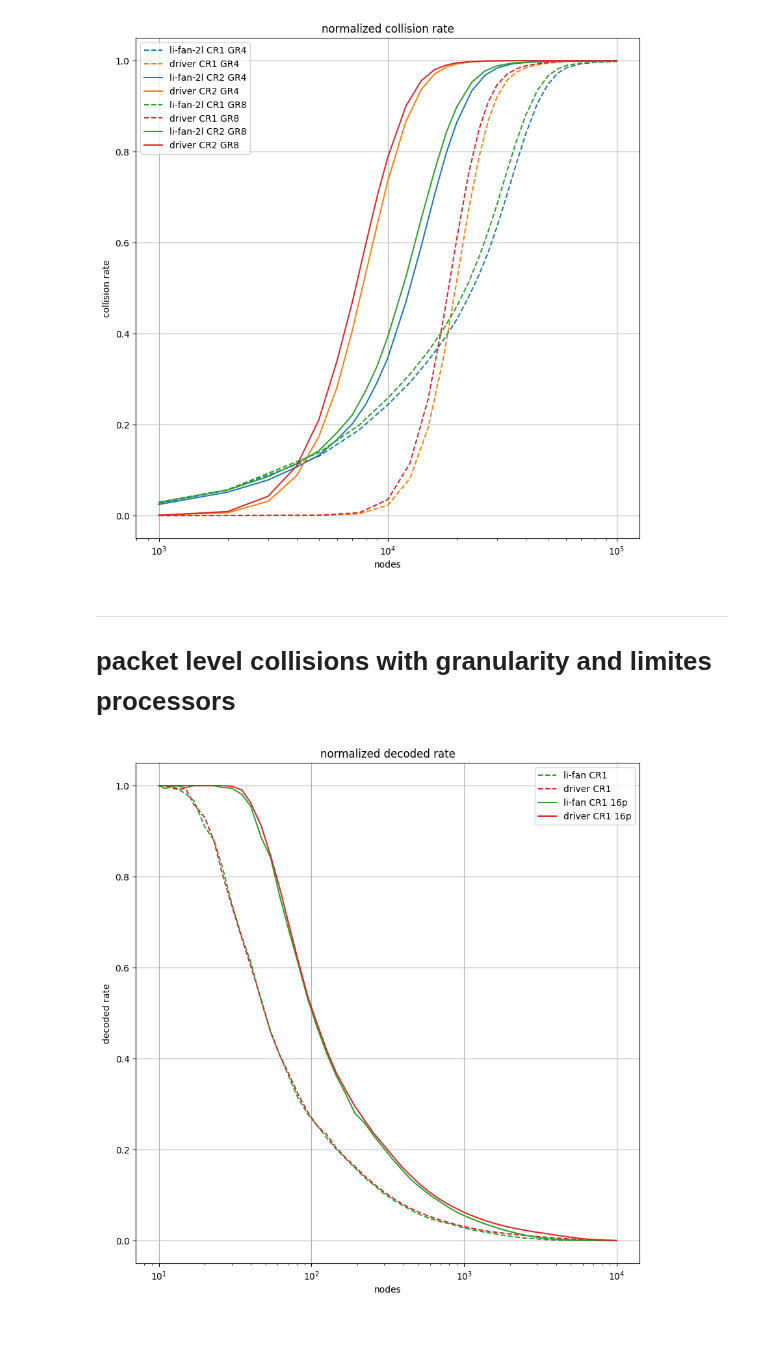
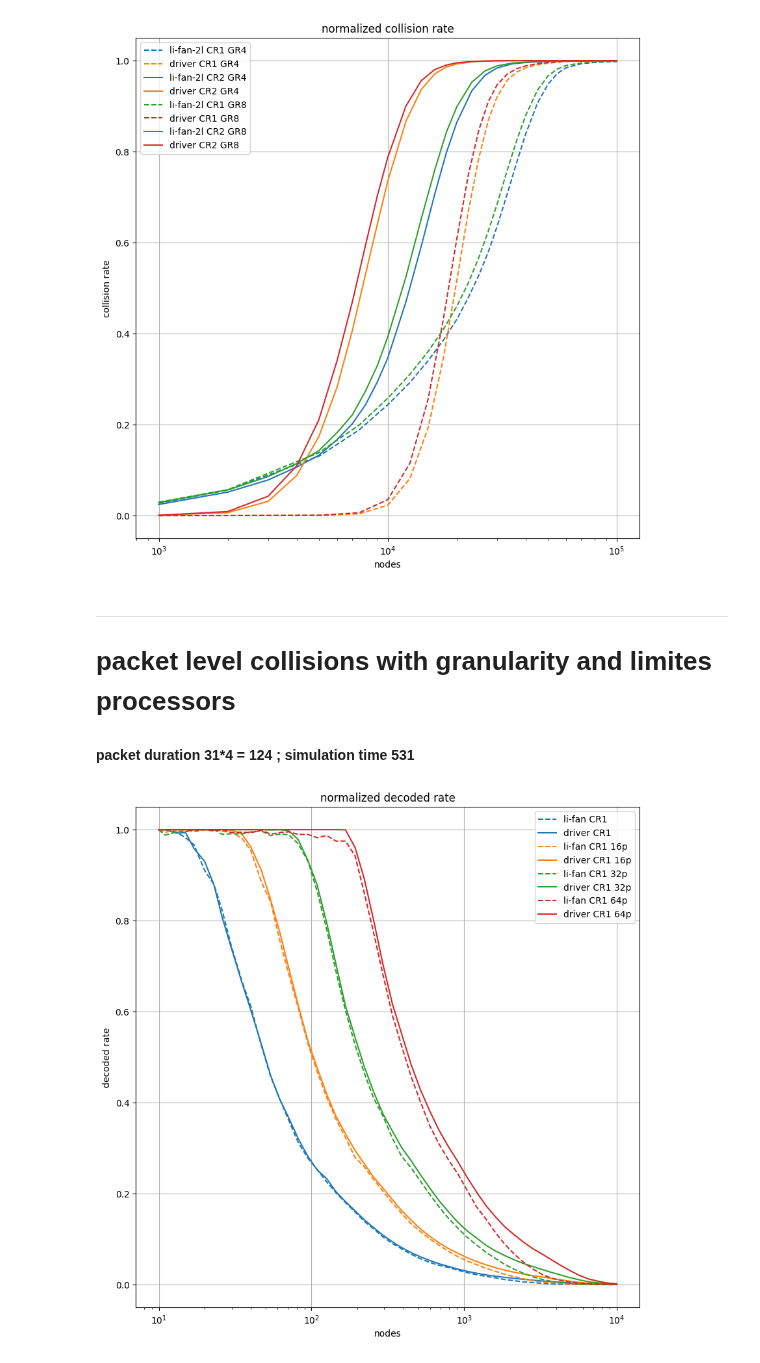
Before and after one commit to diegomm6/lr-fhss_seq-families, a Jupyter notebook: plots.ipynb, the cells around one changed output. Cells and saved outputs as stored; diff of their text form; code cells hidden in the pictures; blank space fills up the shorter version.

```diff
--- a/plots.ipynb
+++ b/plots.ipynb
@@ -328,32 +328,35 @@ plt.show()
 # %% [markdown]
 ---
 # packet level collisions with granularity and limites processors
+
+#### packet duration 31*4 = 124 ; simulation time 531
 # %%
 dataNetwork = pd.read_csv('results/dataNetwork.csv', index_col=0, header=None).T
 nodes = dataNetwork['nodes'].to_numpy()
 
 plt.figure(figsize=(10,10))
 
-plt.plot(nodes, dataNetwork['li-fan-CR1'], label=f'li-fan CR1', color='#2ca02c', linestyle='dashed')
-plt.plot(nodes, dataNetwork['driver-CR1'], label=f'driver CR1', color='#d62728', linestyle='dashed')
+plt.plot(nodes, dataNetwork['li-fan-CR1'], label=f'li-fan CR1', color='#1f77b4', linestyle='dashed')
+plt.plot(nodes, dataNetwork['driver-CR1'], label=f'driver CR1', color='#1f77b4')
 
-plt.plot(nodes, dataNetwork['li-fan-CR1-16p'], label=f'li-fan CR1 16p', color='#2ca02c')
-plt.plot(nodes, dataNetwork['driver-CR1-16p'], label=f'driver CR1 16p', color='#d62728')
+plt.plot(nodes, dataNetwork['li-fan-CR1-16p'], label=f'li-fan CR1 16p', color='#ff7f0e', linestyle='dashed')
+plt.plot(nodes, dataNetwork['driver-CR1-16p'], label=f'driver CR1 16p', color='#ff7f0e')
 
-#plt.plot(nodes, dataNetwork['li-fan-CR2'], label=f'li-fan CR2', color='#2ca02c')
-#plt.plot(nodes, dataNetwork['driver-CR2'], label=f'driver CR2', color='#d62728')
+plt.plot(nodes, dataNetwork['li-fan-CR1-32p'], label=f'li-fan CR1 32p', color='#2ca02c', linestyle='dashed')
+plt.plot(nodes, dataNetwork['driver-CR1-32p'], label=f'driver CR1 32p', color='#2ca02c')
 
-#plt.plot(nodes, dataNetwork['li-fan-CR2-16p'], label=f'li-fan CR2 16p', color='#2ca02c')
-#plt.plot(nodes, dataNetwork['driver-CR2-16p'], label=f'driver CR2', color='#d62728')
+plt.plot(nodes, dataNetwork['li-fan-CR1-64p'], label=f'li-fan CR1 64p', color='#d62728', linestyle='dashed')
+plt.plot(nodes, dataNetwork['driver-CR1-64p'], label=f'driver CR1 64p', color='#d62728')
+
 
 plt.title('normalized decoded rate')
 plt.xlabel('nodes')
 plt.xscale('log')
 plt.ylabel('decoded rate')
 #plt.xlim(8e3,5e4)
 #plt.ylim(.2,.8)
 plt.grid()
 plt.legend()
 plt.show()
 # %% [output]
-[figure, old version]
+[figure, new version]
```
Also changed, not shown: parts of 5 cells of this notebook, 10 other files.
